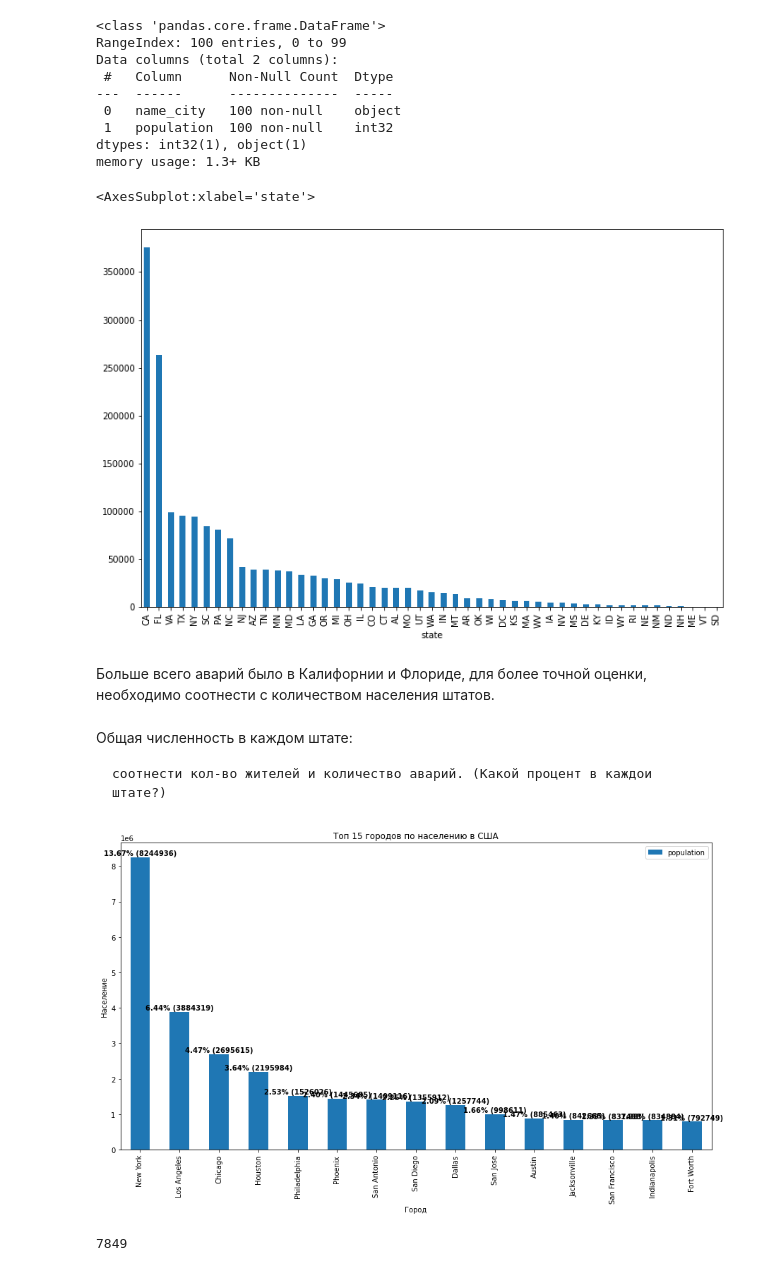
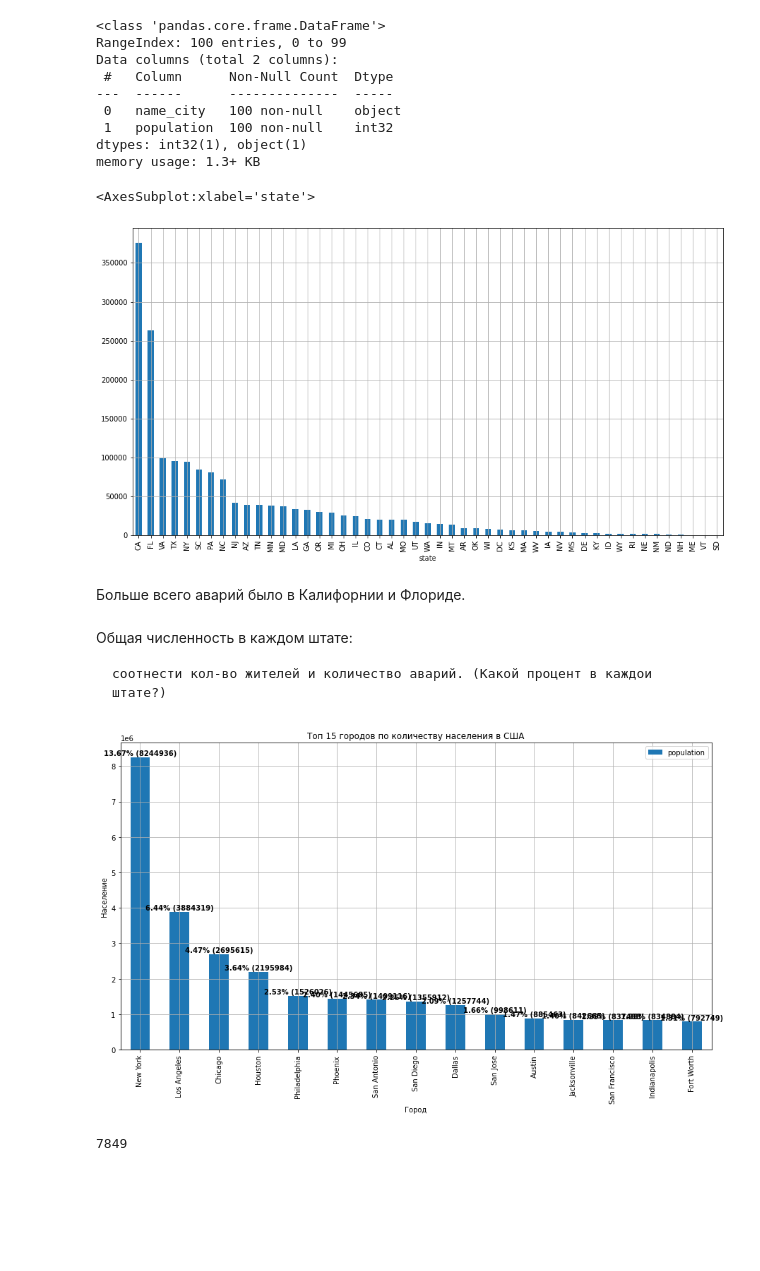
Before and after one commit to Heensz/analysis-of-accident-USA, a Jupyter notebook: анализ данных об авариях в США.ipynb, the cells around one changed output. Cells and saved outputs as stored; diff of their text form; code cells hidden in the pictures; blank space fills up the shorter version.

```diff
--- a/анализ данных об авариях в США.ipynb
+++ b/анализ данных об авариях в США.ipynb
@@ -328,11 +321,11 @@ dangerous_conditions = ['Tornado', 'Squalls', 'Windy', 'Hail', 'Small Hail', 'Fr
                         'Haze', 'Haze / Windy', 'Smoke', 'Smoke / Windy']
 
 # Создание нового столбца 'dangerous weather conditions'
-new_df['dangerous_weather_conditions'] = False  # Инициализируем все значения как False
+road_accidents['dangerous_weather_conditions'] = False  # Инициализируем все значения как False
 
 # Проходим по столбцу weather_condition и устанавливаем True для опасных погодных условий
-for index, condition in new_df['weather_condition'].iteritems():
+for index, condition in road_accidents['weather_condition'].iteritems():
     if condition in dangerous_conditions:
-        new_df.at[index, 'dangerous_weather_conditions'] = True
+        road_accidents.at[index, 'dangerous_weather_conditions'] = True
 # %%
 # изучим зависимоть между опасными погодными условиями и серьёзностью аварий
@@ -384,12 +373,12 @@ dtypes: int32(1), object(1)
 memory usage: 1.3+ KB
 # %%
 #количество аварий по штатам
-new_df.groupby('state')['id'].count().sort_values(ascending=False).plot(kind='bar', figsize=(12,8))
+road_accidents.groupby('state')['id'].count().sort_values(ascending=False).plot(kind='bar', grid=True, figsize=(15,8))
 # %% [output]
 <AxesSubplot:xlabel='state'>
-[figure, old version]
+[figure, new version]
 # %% [markdown]
-Больше всего аварий было в Калифорнии и Флориде, для более точной оценки, необходимо соотнести с количеством населения штатов.
+Больше всего аварий было в Калифорнии и Флориде.
 # %% [markdown]
 Общая численность в каждом штате:
 
@@ -405,10 +394,10 @@ top_15_cities = population.sort_values(by='population', ascending=False).head(15
 top_15_cities['percentage'] = (top_15_cities['population'] / total_population) * 100
 
 # Построение графика
-ax = top_15_cities.plot(x='name_city', y='population', kind='bar', figsize=(15, 8))
+ax = top_15_cities.plot(x='name_city', y='population', kind='bar', grid=True,figsize=(15, 8))
 ax.set_xlabel('Город')
 ax.set_ylabel('Население')
-ax.set_title('Топ 15 городов по населению в США')
+ax.set_title('Топ 15 городов по количеству населения в США')
 
 # Добавление надписей с процентами и абсолютным количеством непосредственно на столбцах
 for i, v in enumerate(top_15_cities['population']):
@@ -417,7 +406,7 @@ for i, v in enumerate(top_15_cities['population']):
 
 plt.show()
 # %% [output]
-[figure, old version]
+[figure, new version]
 # %%
 #посмотрим количество аварий в самом густонаселённом городе США - Нью-Йорке
 new_df.query('city == "New York"')['id'].count()
```
Also changed, not shown: parts of 12 cells of this notebook.
